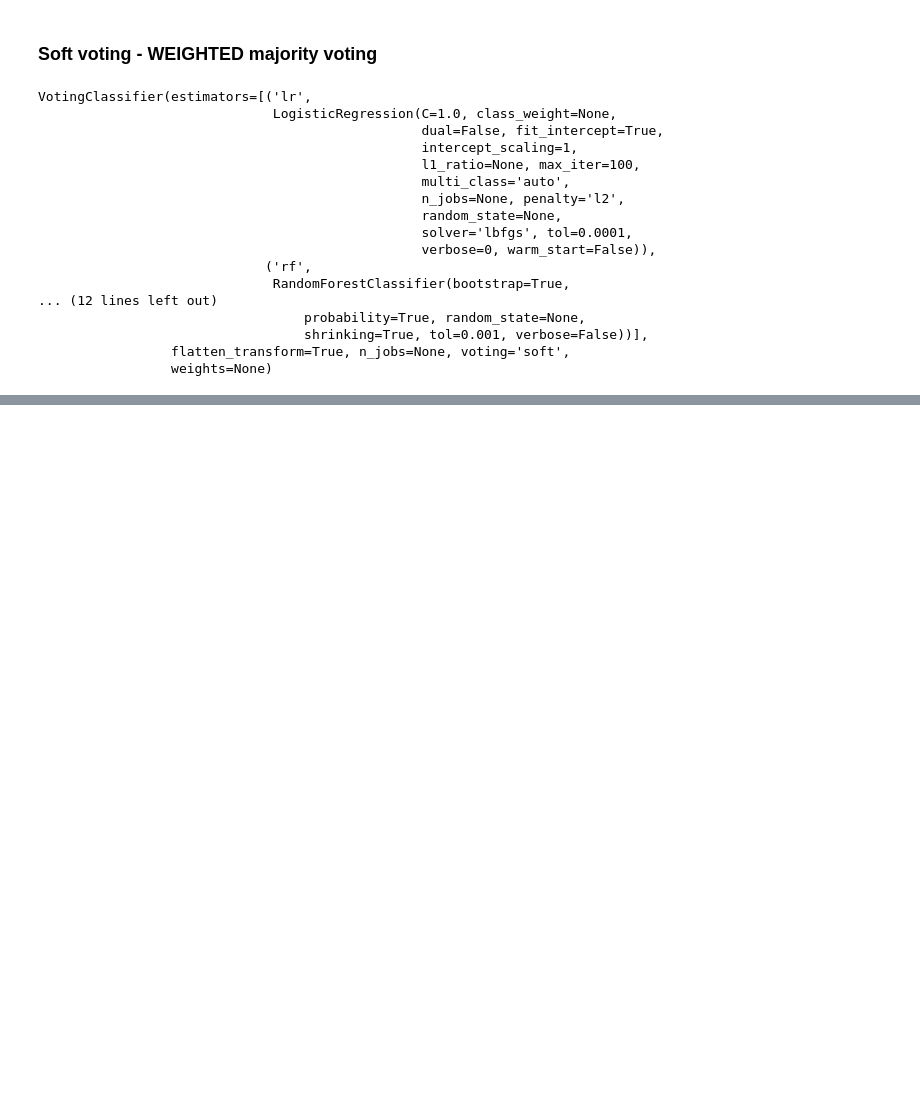
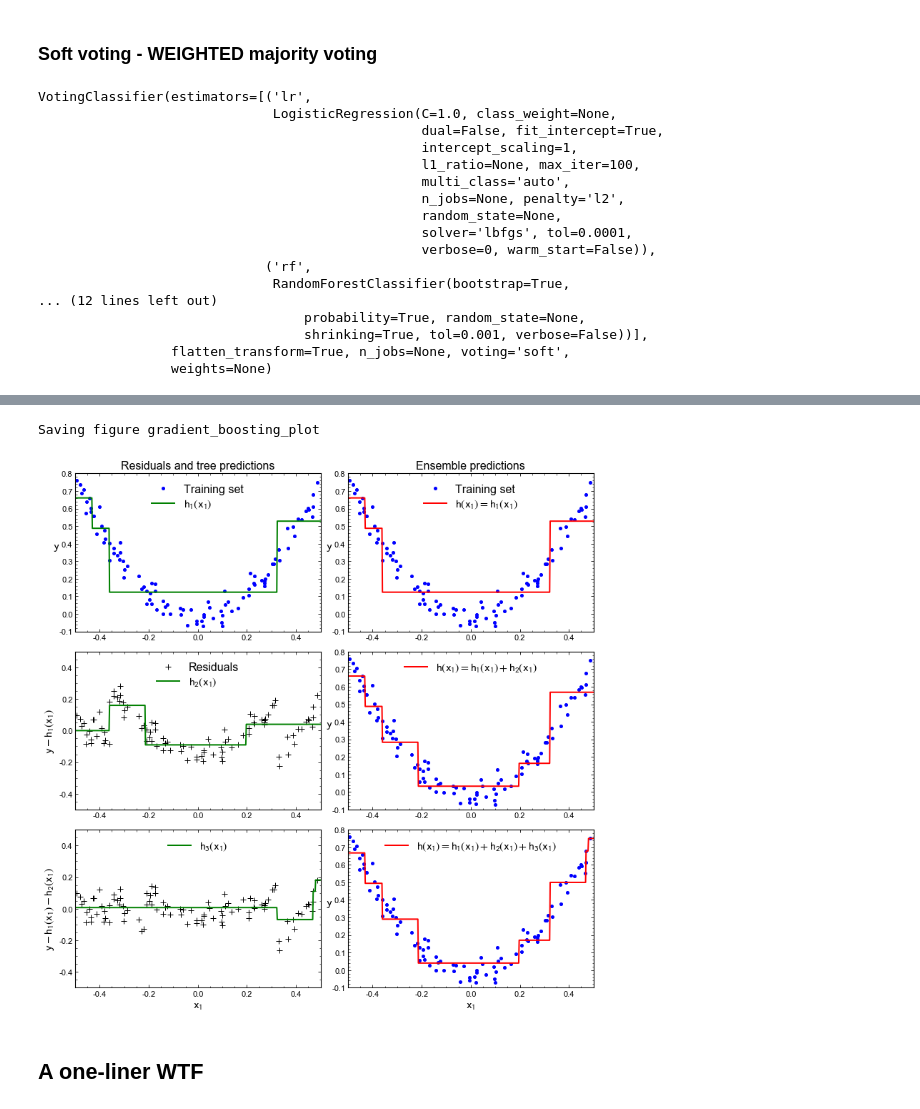
Before and after one commit to glukicov/ML_GPU, a Jupyter notebook: JupyterNB/Forest.ipynb, the cells around one changed output, grey strips where cells are left out. Drawn from its saved outputs; the diff is of its cells as text; code cells hidden in the pictures; blank space fills up the shorter version.

```diff
--- a/JupyterNB/Forest.ipynb
+++ b/JupyterNB/Forest.ipynb
@@ -119,0 +340,47 @@ VotingClassifier 0.88
+# %%
+def plot_predictions(regressors, X, y, axes, label=None, style="r-", data_style="b.", data_label=None):
+    x1 = np.linspace(axes[0], axes[1], 500)
+    y_pred = sum(regressor.predict(x1.reshape(-1, 1)) for regressor in regressors)
+    plt.plot(X[:, 0], y, data_style, label=data_label)
+    plt.plot(x1, y_pred, style, linewidth=2, label=label)
+    if label or data_label:
+        plt.legend(loc="upper center", fontsize=16)
+    plt.axis(axes)
+# %%
+plt.figure(figsize=(11,11))
+
+plt.subplot(321)
+plot_predictions([tree_reg1], X, y, axes=[-0.5, 0.5, -0.1, 0.8], label="$h_1(x_1)$", style="g-", data_label="Training set")
+plt.ylabel("$y$", fontsize=16, rotation=0)
+plt.title("Residuals and tree predictions", fontsize=16)
+
+plt.subplot(322)
+plot_predictions([tree_reg1], X, y, axes=[-0.5, 0.5, -0.1, 0.8], label="$h(x_1) = h_1(x_1)$", data_label="Training set")
+plt.ylabel("$y$", fontsize=16, rotation=0)
+plt.title("Ensemble predictions", fontsize=16)
+
+plt.subplot(323)
+plot_predictions([tree_reg2], X, y2, axes=[-0.5, 0.5, -0.5, 0.5], label="$h_2(x_1)$", style="g-", data_style="k+", data_label="Residuals")
+plt.ylabel("$y - h_1(x_1)$", fontsize=16)
+
+plt.subplot(324)
+plot_predictions([tree_reg1, tree_reg2], X, y, axes=[-0.5, 0.5, -0.1, 0.8], label="$h(x_1) = h_1(x_1) + h_2(x_1)$")
+plt.ylabel("$y$", fontsize=16, rotation=0)
+
+plt.subplot(325)
+plot_predictions([tree_reg3], X, y3, axes=[-0.5, 0.5, -0.5, 0.5], label="$h_3(x_1)$", style="g-", data_style="k+")
+plt.ylabel("$y - h_1(x_1) - h_2(x_1)$", fontsize=16)
+plt.xlabel("$x_1$", fontsize=16)
+
+plt.subplot(326)
+plot_predictions([tree_reg1, tree_reg2, tree_reg3], X, y, axes=[-0.5, 0.5, -0.1, 0.8], label="$h(x_1) = h_1(x_1) + h_2(x_1) + h_3(x_1)$")
+plt.xlabel("$x_1$", fontsize=16)
+plt.ylabel("$y$", fontsize=16, rotation=0)
+
+save_fig("gradient_boosting_plot")
+plt.show()
+# %% [output]
+Saving figure gradient_boosting_plot
+[figure, added]
+# %% [markdown]
+## A one-liner WTF
```
Also changed, not shown: parts of 56 cells of this notebook, 1 other file.
